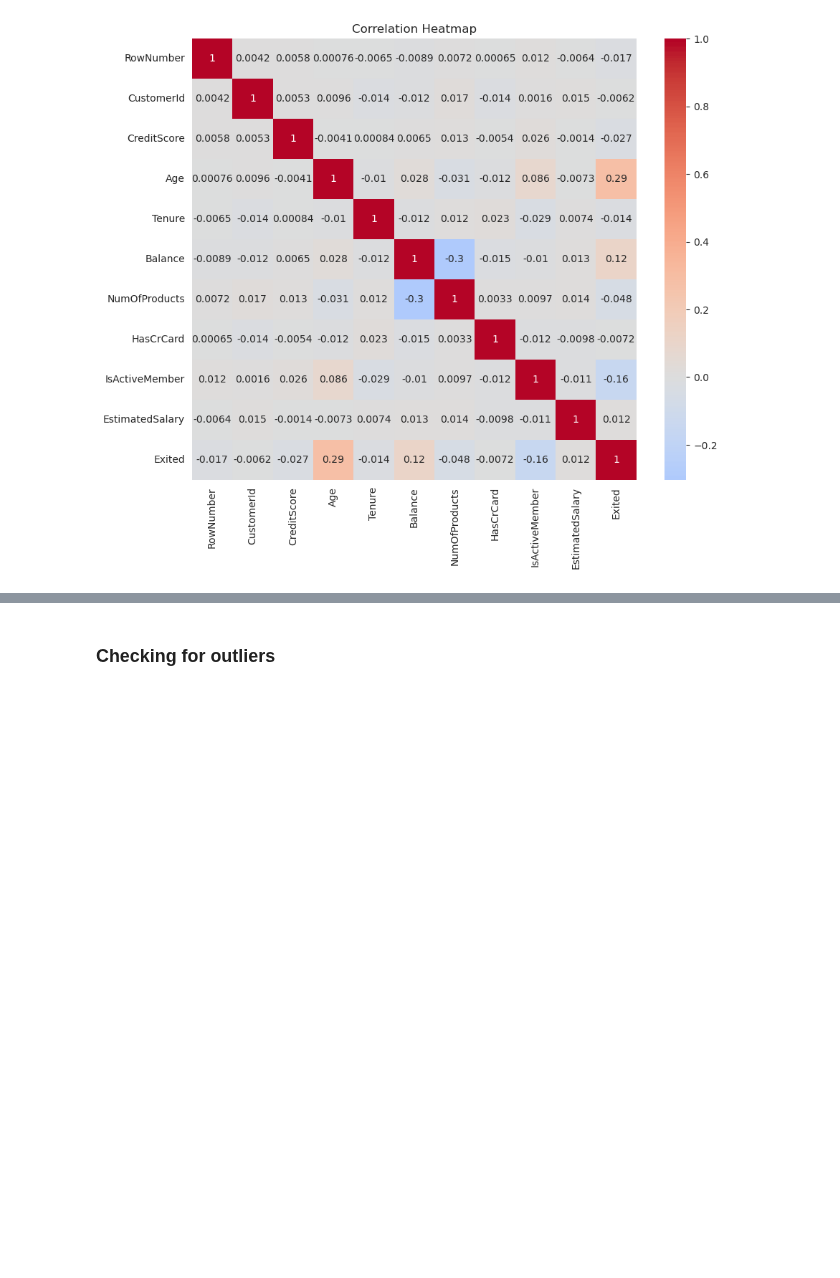
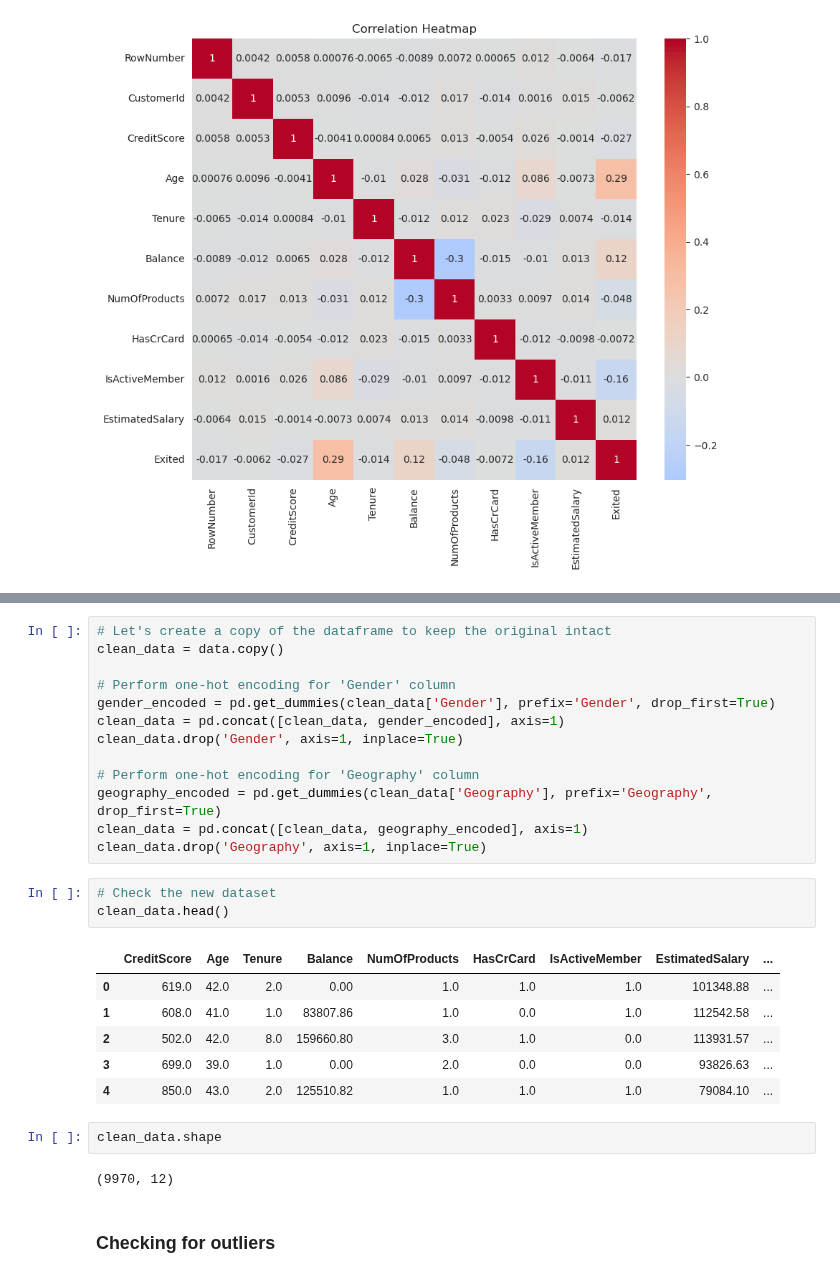
Before and after one commit to levine01/Group6_Phase3_Project, a Jupyter notebook: index.ipynb, the cells around one changed output, grey strips where cells are left out. Drawn from its saved outputs; the diff is of its cells as text; blank space fills up the shorter version.

```diff
--- a/index.ipynb
+++ b/index.ipynb
@@ -462,3 +376,30 @@ Reject null hypothesis: There is a significant difference in credit scores betwe
+# %%
+# Let's create a copy of the dataframe to keep the original intact
+clean_data = data.copy()
+
+# Perform one-hot encoding for 'Gender' column
+gender_encoded = pd.get_dummies(clean_data['Gender'], prefix='Gender', drop_first=True)
+clean_data = pd.concat([clean_data, gender_encoded], axis=1)
+clean_data.drop('Gender', axis=1, inplace=True)
+
+# Perform one-hot encoding for 'Geography' column
+geography_encoded = pd.get_dummies(clean_data['Geography'], prefix='Geography', drop_first=True)
+clean_data = pd.concat([clean_data, geography_encoded], axis=1)
+clean_data.drop('Geography', axis=1, inplace=True)
+# %%
+# Check the new dataset
+clean_data.head()
+# %% [output]
+|  | CreditScore | Age | Tenure | Balance | NumOfProducts | HasCrCard | IsActiveMember | EstimatedSalary | ... |
+| 0 | 619.0 | 42.0 | 2.0 | 0.00 | 1.0 | 1.0 | 1.0 | 101348.88 | ... |
+| 1 | 608.0 | 41.0 | 1.0 | 83807.86 | 1.0 | 0.0 | 1.0 | 112542.58 | ... |
+| 2 | 502.0 | 42.0 | 8.0 | 159660.80 | 3.0 | 1.0 | 0.0 | 113931.57 | ... |
+| 3 | 699.0 | 39.0 | 1.0 | 0.00 | 2.0 | 0.0 | 0.0 | 93826.63 | ... |
+| 4 | 850.0 | 43.0 | 2.0 | 125510.82 | 1.0 | 1.0 | 1.0 | 79084.10 | ... |
+# %%
+clean_data.shape
+# %% [output]
+(9970, 12)
 # %% [markdown]
 ### Checking for outliers
 # %%
```
Also changed, not shown: parts of 41 cells of this notebook.
